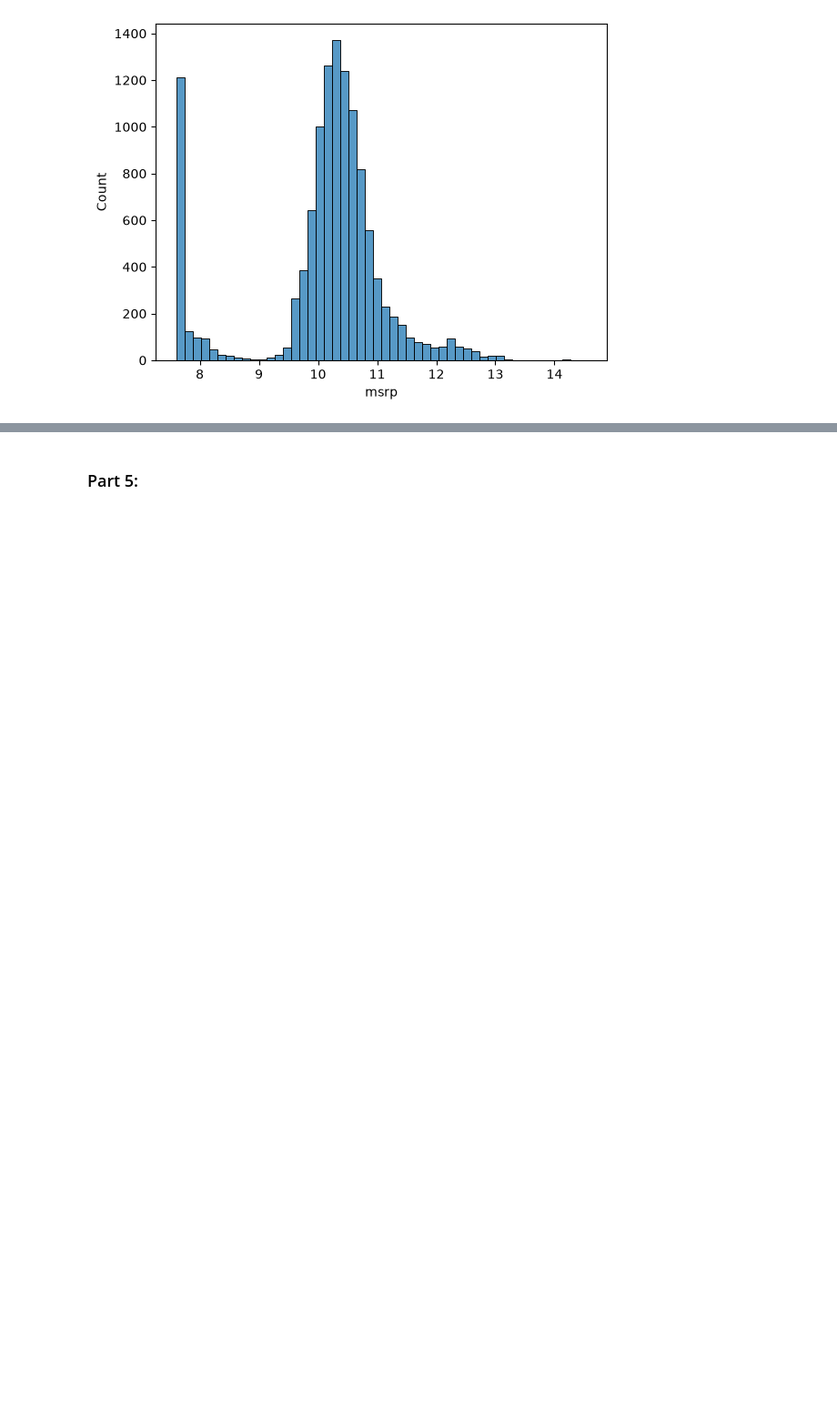
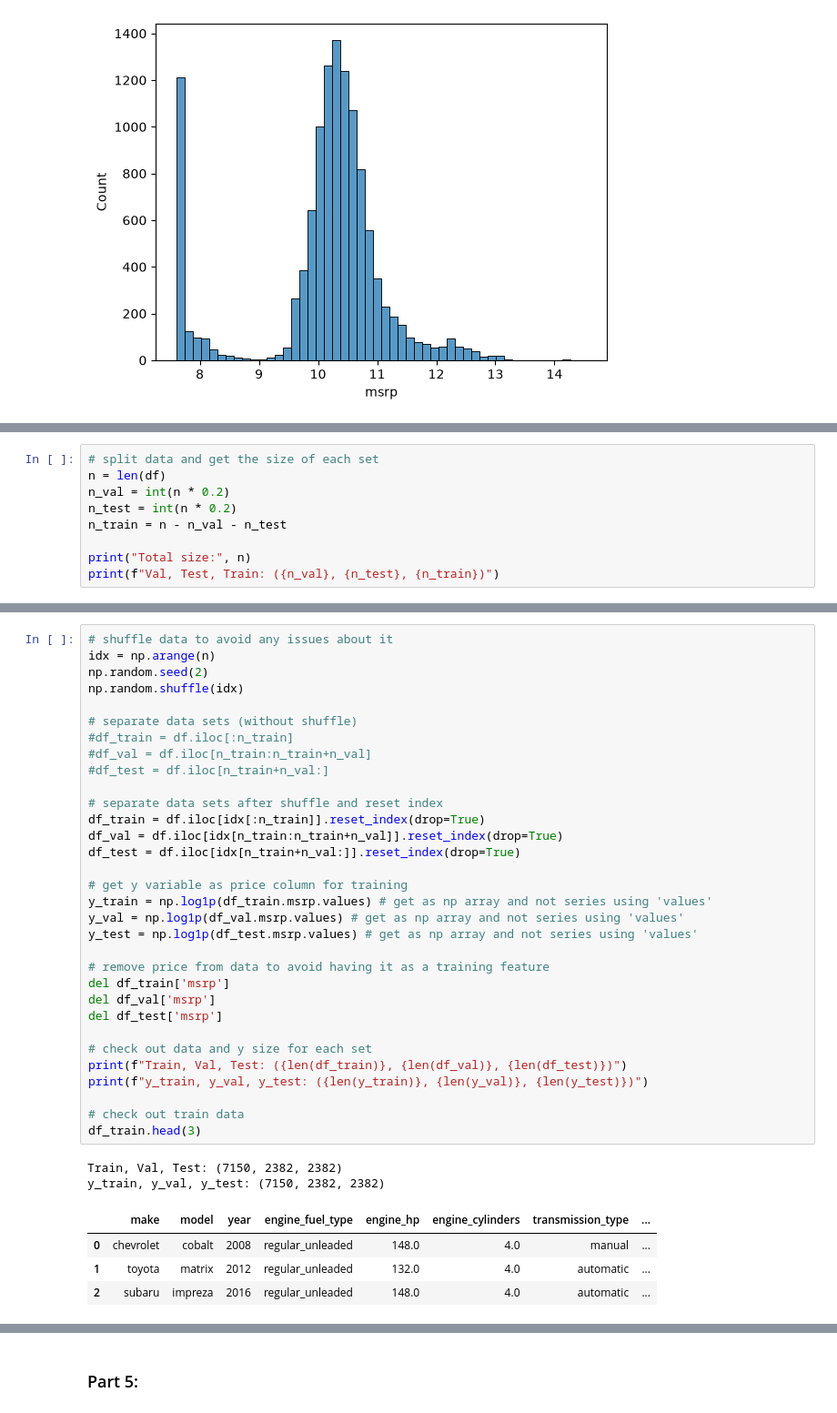
Before and after one commit to besteekmen/ML-ZoomCamp-Outputs, a Jupyter notebook: module2_regression/module2.ipynb, the cells around one changed output, grey strips where cells are left out. Shown at 91% size. Cells and saved outputs as stored; diff of their text form; blank space fills up the shorter version.

```diff
--- a/module2_regression/module2.ipynb
+++ b/module2_regression/module2.ipynb
@@ -158,0 +161,9 @@ Applying log transformation returns normal distribution, which helps model work
+# %%
+# split data and get the size of each set
+n = len(df)
+n_val = int(n * 0.2)
+n_test = int(n * 0.2)
+n_train = n - n_val - n_test
+
+print("Total size:", n)
+print(f"Val, Test, Train: ({n_val}, {n_test}, {n_train})")
@@ -159 +180,40 @@ Applying log transformation returns normal distribution, which helps model work
+# %%
+# shuffle data to avoid any issues about it
+idx = np.arange(n)
+np.random.seed(2)
+np.random.shuffle(idx)
+
+# separate data sets (without shuffle)
+#df_train = df.iloc[:n_train]
+#df_val = df.iloc[n_train:n_train+n_val]
+#df_test = df.iloc[n_train+n_val:]
+
+# separate data sets after shuffle and reset index
+df_train = df.iloc[idx[:n_train]].reset_index(drop=True)
+df_val = df.iloc[idx[n_train:n_train+n_val]].reset_index(drop=True)
+df_test = df.iloc[idx[n_train+n_val:]].reset_index(drop=True)
+
+# get y variable as price column for training
+y_train = np.log1p(df_train.msrp.values) # get as np array and not series using 'values'
+y_val = np.log1p(df_val.msrp.values) # get as np array and not series using 'values'
+y_test = np.log1p(df_test.msrp.values) # get as np array and not series using 'values'
+
+# remove price from data to avoid having it as a training feature
+del df_train['msrp']
+del df_val['msrp']
+del df_test['msrp']
+
+# check out data and y size for each set
+print(f"Train, Val, Test: ({len(df_train)}, {len(df_val)}, {len(df_test)})")
+print(f"y_train, y_val, y_test: ({len(y_train)}, {len(y_val)}, {len(y_test)})")
+
+# check out train data
+df_train.head(3)
+# %% [output]
+Train, Val, Test: (7150, 2382, 2382)
+y_train, y_val, y_test: (7150, 2382, 2382)
+|  | make | model | year | engine_fuel_type | engine_hp | engine_cylinders | transmission_type | ... |
+| 0 | chevrolet | cobalt | 2008 | regular_unleaded | 148.0 | 4.0 | manual | ... |
+| 1 | toyota | matrix | 2012 | regular_unleaded | 132.0 | 4.0 | automatic | ... |
+| 2 | subaru | impreza | 2016 | regular_unleaded | 148.0 | 4.0 | automatic | ... |
 # %% [markdown]
```
Also changed, not shown: parts of 6 cells of this notebook.
